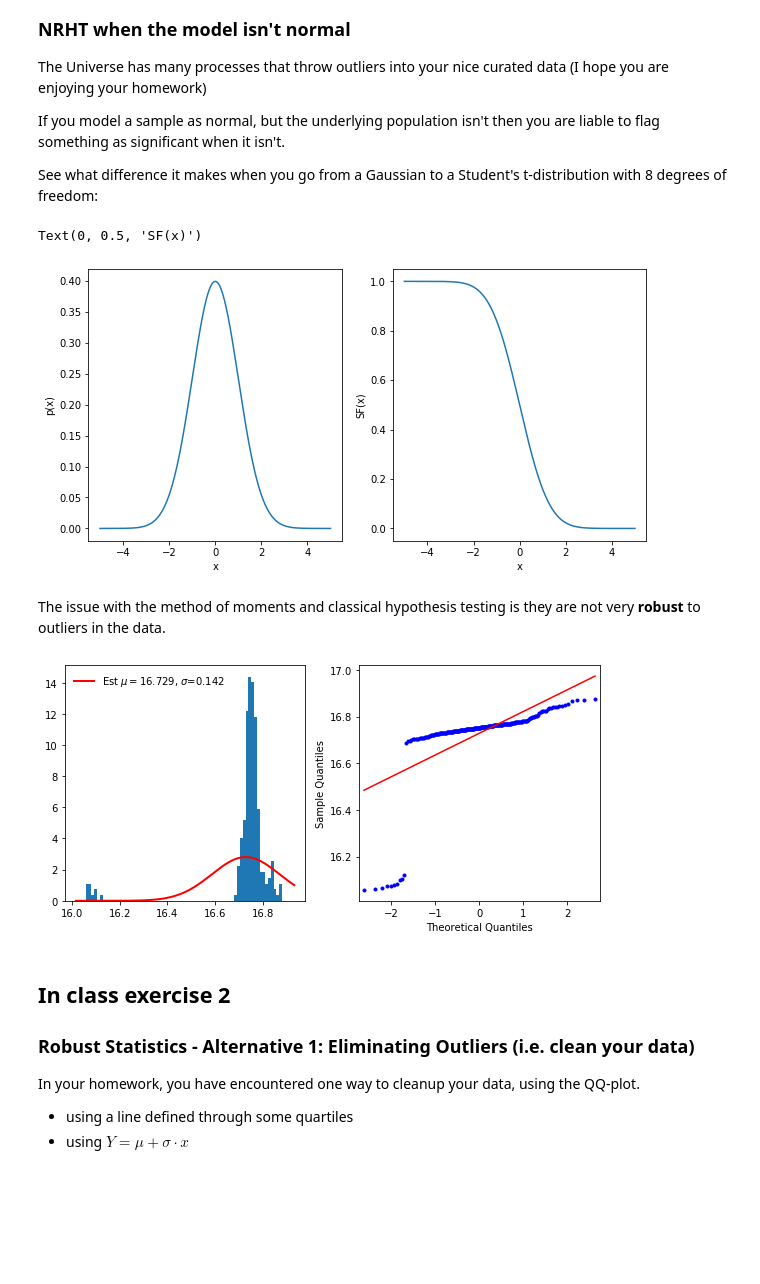
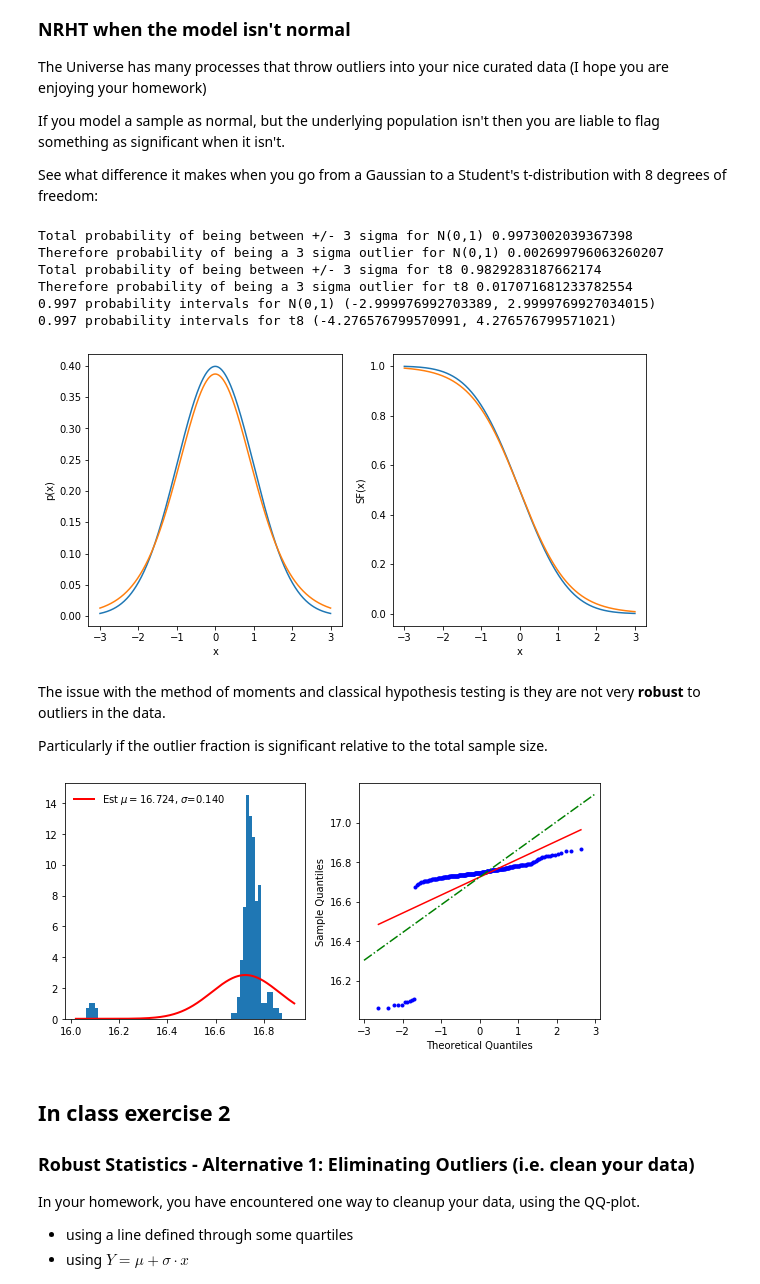
Before and after one commit to gnarayan/ast596_2020_Spring, a Jupyter notebook: 02/week02.ipynb, the cells around one changed output. Cells and saved outputs as stored; diff of their text form; code cells hidden in the pictures; blank space fills up the shorter version.

```diff
--- a/02/week02.ipynb
+++ b/02/week02.ipynb
@@ -159,35 +183,58 @@ If you model a sample as normal, but the underlying population isn't then you ar
 
 See what difference it makes when you go from a Gaussian to a Student's t-distribution with 8 degrees of freedom:
 # %%
-# your code goes here:
-
-
 # You can evaluate what P(X > x) is with the survival function i.e. (1 -  CDF(X))
-
 fig = figure(figsize=(10, 5))
-x = np.arange(-5, 5.01, 0.01)
+x = np.arange(-3, 3.01, 0.01)
 pdf = st.norm.pdf(x)
 sf = st.norm.sf(x)
 
 ax1 = fig.add_subplot(121)
 ax2 = fig.add_subplot(122)
 ax1.plot(x, pdf)
 ax2.plot(x, sf)
 
 ax1.set_xlabel('x')
 ax1.set_ylabel('p(x)')
 
 ax2.set_xlabel('x')
 ax2.set_ylabel('SF(x)')
 
 # DO THIS FOR A T-DISTRIBUTION WITH Nu=8
-#
+# your code goes here
+pdf2 = st.t.pdf(x, 8)
+sf2 = st.t.sf(x, 8)
+
+ax1.plot(x, pdf2, color='C1')
+ax2.plot(x, sf2, color='C1')
+
+# If you have just a few samples, you might not be able to tell that your data is t-distributed
+# rather than normally distributed - the PDFs are pretty similar
+# but if you look at the tails of the distribution, the t-clearly has more outliers
+
+# whereas for a Normal distribution 3 sigma corresponds to 99.7% of the data
+print("Total probability of being between +/- 3 sigma for N(0,1)", st.norm.cdf(3) - st.norm.cdf(-3))
+print("Therefore probability of being a 3 sigma outlier for N(0,1)" , 1- (st.norm.cdf(3) - st.norm.cdf(-3)))
+print("Total probability of being between +/- 3 sigma for t8", st.t.cdf(3, 8) - st.t.cdf(-3, 8))
+print("Therefore probability of being a 3 sigma outlier for t8" , 1- (st.t.cdf(3, 8) - st.t.cdf(-3, 8)))
+
+# i.e. an order of magnitude more likely to get an outlier with a t8.
+
 
 # another thing you can try is the interval function to ask what interval encloses % of the total probability
 # this is better for assymetric distributions
+print("0.997 probability intervals for N(0,1)", st.norm.interval(0.9973))
+print("0.997 probability intervals for t8", st.t.interval(0.9973, 8))
 # %% [output]
-Text(0, 0.5, 'SF(x)')
+Total probability of being between +/- 3 sigma for N(0,1) 0.9973002039367398
+Therefore probability of being a 3 sigma outlier for N(0,1) 0.002699796063260207
+Total probability of being between +/- 3 sigma for t8 0.9829283187662174
+Therefore probability of being a 3 sigma outlier for t8 0.017071681233782554
+0.997 probability intervals for N(0,1) (-2.999976992703389, 2.9999769927034015)
+0.997 probability intervals for t8 (-4.276576799570991, 4.276576799571021)
-[figure, old version]
+[figure, new version]
 # %% [markdown]
 The issue with the method of moments and classical hypothesis testing is they are not very **robust** to outliers in the data.
+
+Particularly if the outlier fraction is significant relative to the total sample size.
 # %%
@@ -209,16 +270,34 @@ sig_samp = samp.std()
 fig = figure(figsize=(8, 4))
 ax1 = fig.add_subplot(1,2,1)
 ax2 = fig.add_subplot(1,2,2)
+
+# histogram the sample
 ahist(samp, bins='freedman', density=True, ax=ax1)
 xmin, xmax = ax1.get_xlim()
 xval = np.arange(xmin, xmax+0.01, 0.001)
+
+# plot the methods of moments estimator assuming a normal distribtuion
 estpdf  = st.norm.pdf(xval, loc=mu_samp, scale=sig_samp)
 ax1.plot(xval, estpdf, color='r', lw=2, label=fr'Est $\mu=${mu_samp:.3f}, $\sigma$={sig_samp:.3f}')
 ax1.legend(frameon=False)
+
+# and make a QQ plot of the sample
 sm.qqplot(samp, line='r', ax=ax2, marker='.')
+
+# note that all the regression line (i.e. the line = "r" option is doing) above is doing
+# is computing the sample mean and standard deviation
+# and plotting Y = mean + sigma*X
+
+# you can verify this by plotting the same line yourself
+qq = np.arange(-3, 3, 0.01)
+y = mu_samp + sig_samp*qq
+ax2.plot(qq, y, 'g-.')
+
+
+# this is cosmetic and just tidies up the plot
 tight_layout()
 # %% [output]
-[figure, old version]
+[figure, new version]
 # %% [markdown]
 ## In class exercise 2
 ### Robust Statistics - Alternative 1: Eliminating Outliers (i.e. clean your data)
```
Also changed, not shown: parts of 10 cells of this notebook, 1 other file.
